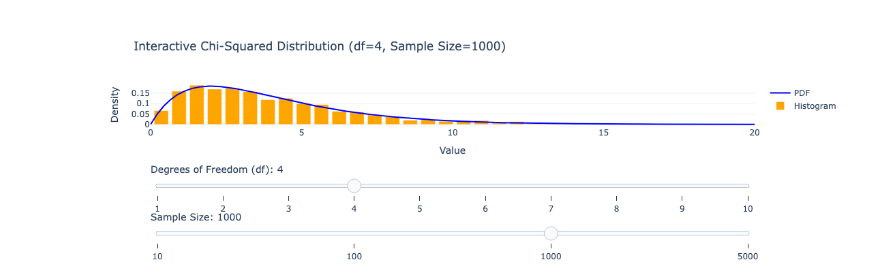
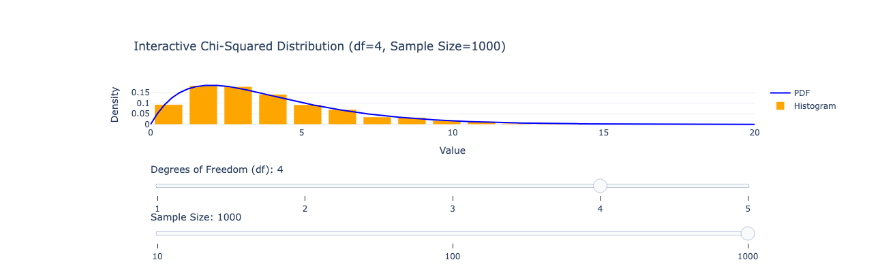
Before and after one commit to mrsoltys/ProbStat.github.io, a Jupyter notebook: Figures/ChiSquaredInteractive.ipynb, the cells around one changed output. Drawn from its saved outputs; the diff is of its cells as text; code cells hidden in the pictures.

Commit message:
Reduced Filesize of .html

```diff
--- a/Figures/ChiSquaredInteractive.ipynb
+++ b/Figures/ChiSquaredInteractive.ipynb
@@ -8,16 +8,17 @@ def generate_interactive_chi_square():
     # Initial parameters
     initial_df = 4  # Degrees of freedom
     initial_sample_size = 1000  # Initial sample size
-    x = np.linspace(0, 20, 1000)  # Range for PDF
+    x = np.linspace(0, 20, 500)  # Range for PDF
 
-    # Generate initial data
+    # Function to generate data
     def generate_data(df, sample_size):
         y_pdf = chi2.pdf(x, df=df)  # PDF
         sample = np.random.chisquare(df=df, size=sample_size)  # Sample
-        hist, bins = np.histogram(sample, bins=30, density=True)
+        hist, bins = np.histogram(sample, bins=15, density=True)
         bin_centers = (bins[:-1] + bins[1:]) / 2
         return y_pdf, hist, bin_centers
 
+    # Initial data
     y_pdf, hist, bin_centers = generate_data(initial_df, initial_sample_size)
 
     # Create the figure
@@ -29,60 +30,61 @@ def generate_interactive_chi_square():
     # Add histogram trace
     fig.add_trace(go.Bar(x=bin_centers, y=hist, name="Histogram", marker=dict(color='orange')))
 
-    # Define slider steps
-    df_steps = [
-        {
+    # Slider steps for degrees of freedom
+    df_steps = []
+    for df in range(1, 6):
+        y_pdf_updated, hist_updated, bin_centers_updated = generate_data(df, initial_sample_size)
+        df_steps.append({
             "label": str(df),
             "method": "update",
             "args": [
-                {"y": [chi2.pdf(x, df=df), generate_data(df, initial_sample_size)[1]]},
+                {"y": [y_pdf_updated, hist_updated], "x": [x, bin_centers_updated]},
                 {"title": f"Interactive Chi-Squared Distribution (df={df}, Sample Size={initial_sample_size})"}
             ]
-        }
-        for df in range(1, 11)
-    ]
+        })
 
-    sample_size_steps = [
-        {
+    # Slider steps for sample size
+    sample_size_steps = []
+    for sample_size in [10, 100, 1000]:
+        y_pdf_updated, hist_updated, bin_centers_updated = generate_data(initial_df, sample_size)
+        sample_size_steps.append({
             "label": str(sample_size),
             "method": "update",
             "args": [
-                {"y": [chi2.pdf(x, df=initial_df), generate_data(initial_df, sample_size)[1]]},
+                {"y": [y_pdf_updated, hist_updated], "x": [x, bin_centers_updated]},
                 {"title": f"Interactive Chi-Squared Distribution (df={initial_df}, Sample Size={sample_size})"}
             ]
-        }
-        for sample_size in [10, 100, 1000, 5000]
-    ]
+        })
 
-    # Add layout with separated sliders
+    # Add layout with sliders
     fig.update_layout(
         title=f"Interactive Chi-Squared Distribution (df={initial_df}, Sample Size={initial_sample_size})",
         xaxis_title="Value",
         yaxis_title="Density",
         template="plotly_white",
         sliders=[
             {
                 "active": initial_df - 1,
                 "currentvalue": {"prefix": "Degrees of Freedom (df): ", "font": {"size": 14}},
-                "pad": {"t": 50},  # Top padding for the first slider
+                "pad": {"t": 50},
                 "steps": df_steps,
             },
             {
                 "active": 2,  # Index for initial_sample_size (1000)
                 "currentvalue": {"prefix": "Sample Size: ", "font": {"size": 14}},
-                "pad": {"t": 120},  # Additional padding to avoid overlap
+                "pad": {"t": 120},
                 "steps": sample_size_steps,
             }
         ]
     )
 
     # Save as HTML
-    fig.write_html("chi_squared_interactive.html")
+    fig.write_html("chi_squared_interactive.html",  include_plotlyjs='cdn')
 
     return fig
 
 # Generate the chart
 fig = generate_interactive_chi_square()
 fig.show()
 # %% [output]
-[figure, old version]
+[figure, new version]
```
Also changed, not shown: 1 other file.
